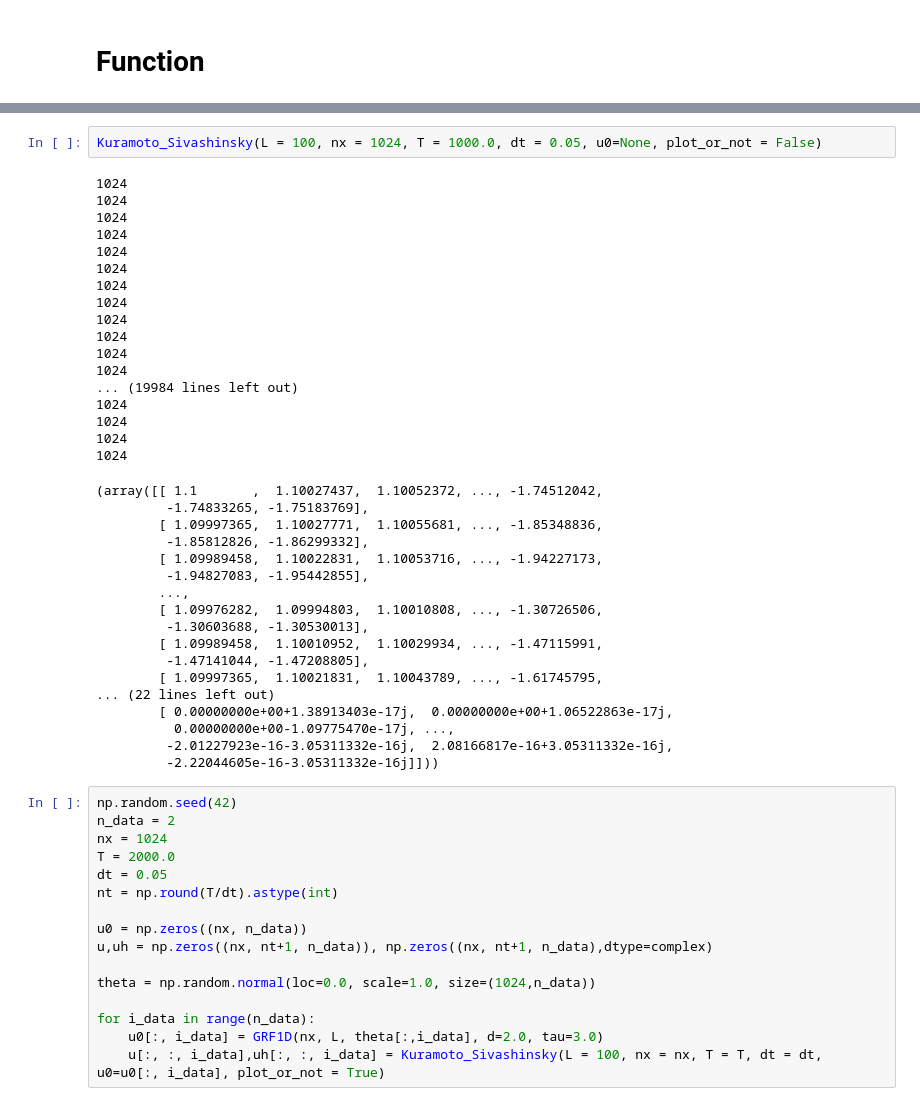
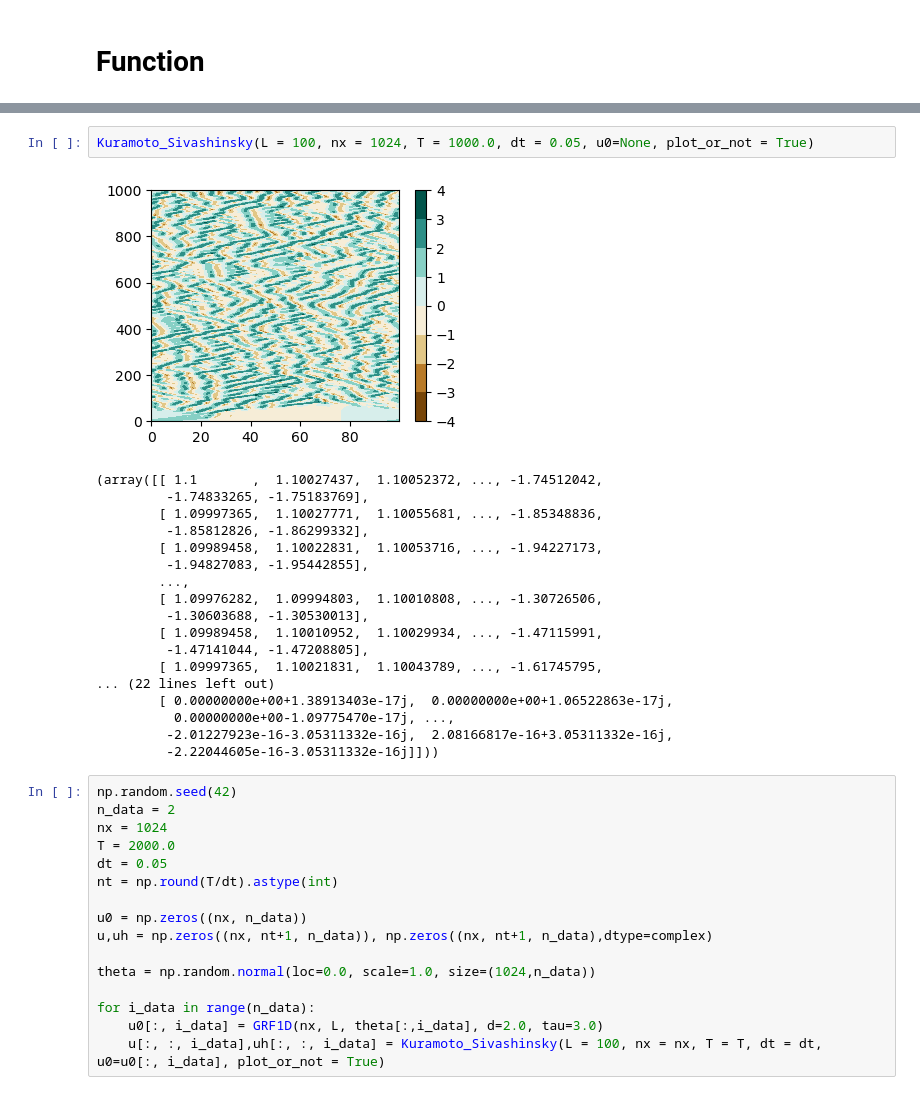
Before and after one commit to smallpondtom/LiftAndLearn.jl, a Jupyter notebook: scripts/solver_demo.ipynb, the cells around one changed output, grey strips where cells are left out. Drawn from its saved outputs; the diff is of its cells as text.

```diff
--- a/scripts/solver_demo.ipynb
+++ b/scripts/solver_demo.ipynb
@@ -103,42 +102,26 @@ def Kuramoto_Sivashinsky(L = 100, nx = 1024, T = 1000.0, dt = 0.05, u0=None, plo
 
     return u, uh
 # %%
-Kuramoto_Sivashinsky(L = 100, nx = 1024, T = 1000.0, dt = 0.05, u0=None, plot_or_not = False)
+Kuramoto_Sivashinsky(L = 100, nx = 1024, T = 1000.0, dt = 0.05, u0=None, plot_or_not = True)
 # %% [output]
+[figure, added]
-1024
-1024
-1024
-1024
-1024
-1024
-1024
-1024
-1024
-1024
-1024
-1024
-... (19984 lines left out)
-1024
-1024
-1024
-1024
+(array([[ 1.1       ,  1.10027437,  1.10052372, ..., -1.74512042,
+         -1.74833265, -1.75183769],
+        [ 1.09997365,  1.10027771,  1.10055681, ..., -1.85348836,
+         -1.85812826, -1.86299332],
+        [ 1.09989458,  1.10022831,  1.10053716, ..., -1.94227173,
+         -1.94827083, -1.95442855],
+        ...,
+        [ 1.09976282,  1.09994803,  1.10010808, ..., -1.30726506,
+         -1.30603688, -1.30530013],
+        [ 1.09989458,  1.10010952,  1.10029934, ..., -1.47115991,
+         -1.47141044, -1.47208805],
+        [ 1.09997365,  1.10021831,  1.10043789, ..., -1.61745795,
+... (22 lines left out)
+        [ 0.00000000e+00+1.38913403e-17j,  0.00000000e+00+1.06522863e-17j,
+          0.00000000e+00-1.09775470e-17j, ...,
+         -2.01227923e-16-3.05311332e-16j,  2.08166817e-16+3.05311332e-16j,
+         -2.22044605e-16-3.05311332e-16j]]))
-(array([[ 1.1       ,  1.10027437,  1.10052372, ..., -1.74512042,
-         -1.74833265, -1.75183769],
-        [ 1.09997365,  1.10027771,  1.10055681, ..., -1.85348836,
-         -1.85812826, -1.86299332],
-        [ 1.09989458,  1.10022831,  1.10053716, ..., -1.94227173,
-         -1.94827083, -1.95442855],
-        ...,
-        [ 1.09976282,  1.09994803,  1.10010808, ..., -1.30726506,
-         -1.30603688, -1.30530013],
-        [ 1.09989458,  1.10010952,  1.10029934, ..., -1.47115991,
-         -1.47141044, -1.47208805],
-        [ 1.09997365,  1.10021831,  1.10043789, ..., -1.61745795,
-... (22 lines left out)
-        [ 0.00000000e+00+1.38913403e-17j,  0.00000000e+00+1.06522863e-17j,
-          0.00000000e+00-1.09775470e-17j, ...,
-         -2.01227923e-16-3.05311332e-16j,  2.08166817e-16+3.05311332e-16j,
-         -2.22044605e-16-3.05311332e-16j]]))
 # %%
 np.random.seed(42)
 n_data = 2
```
Also changed, not shown: parts of 1 cell of this notebook, 3 other files.
